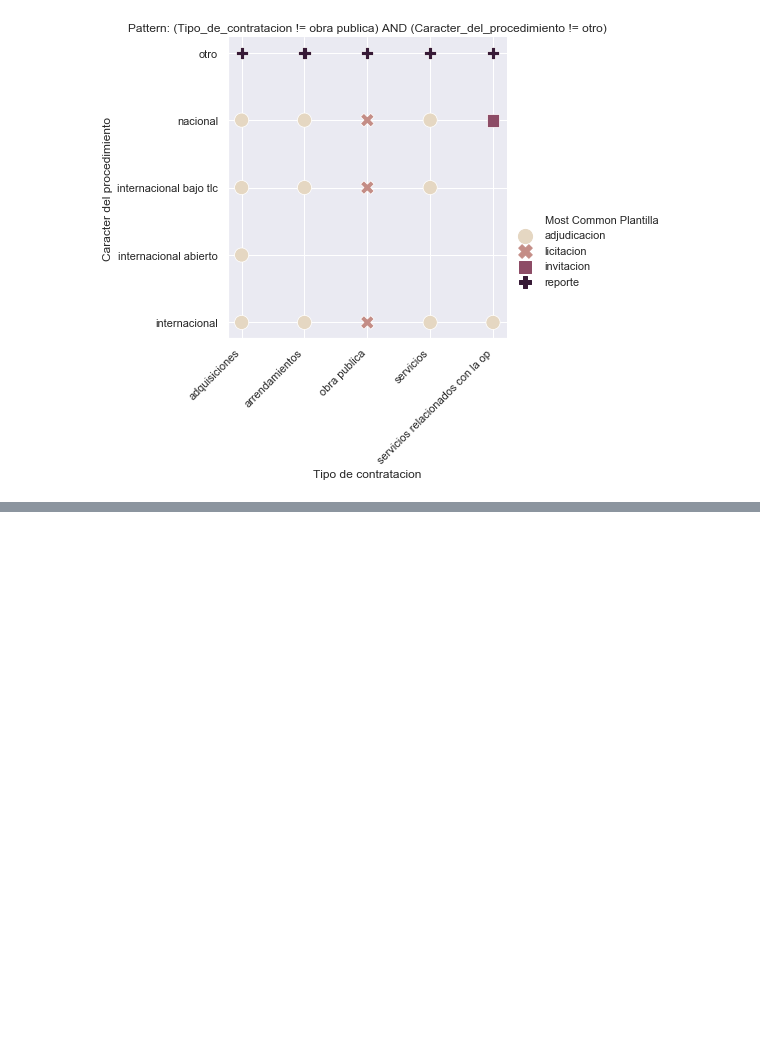
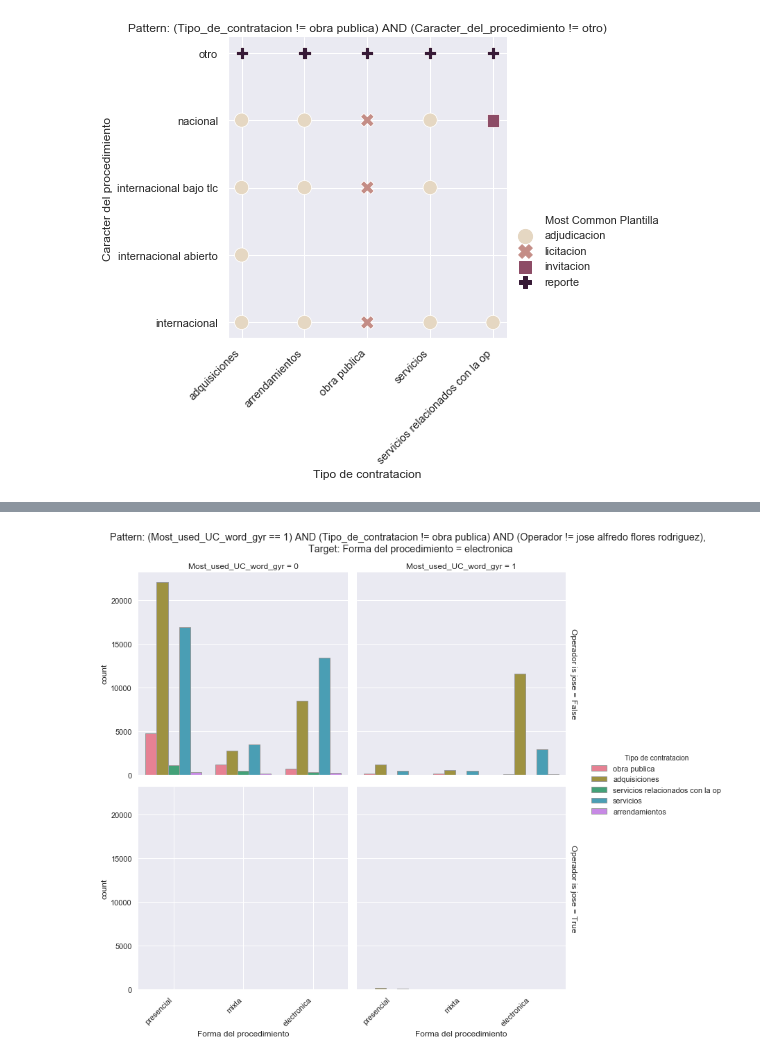
Before and after one commit to ML-Group-Col/Exped_Visualizations, a Jupyter notebook: visuals_michael.ipynb, the cells around one changed output, grey strips where cells are left out. Saved outputs shown, nothing was run; the diff lists cells and outputs as text; code cells hidden in the pictures; blank space fills up the shorter version.

```diff
--- a/visuals_michael.ipynb
+++ b/visuals_michael.ipynb
@@ -147,0 +192,10 @@ plt.show()
+# %%
+db['Operador is jose'] = (db['Operador'] == 'jose alfredo flores rodriguez')
+# %%
+pattern_title = "(Most_used_UC_word_gyr == 1) AND (Tipo_de_contratacion != obra publica) AND (Operador != jose alfredo flores rodriguez)"
+variables = [('Tipo de contratacion','obra publica'),('Most_used_UC_word_gyr','1') ,('Operador is jose','0')]
+target = 'Forma del procedimiento'
+target_val = 'electronica'
+cat_plot_variable(db, target,  target_val, variables,  pattern_title, pal = 'husl')
+# %% [output]
+[figure, added]
```
Also changed, not shown: parts of 14 cells of this notebook.
